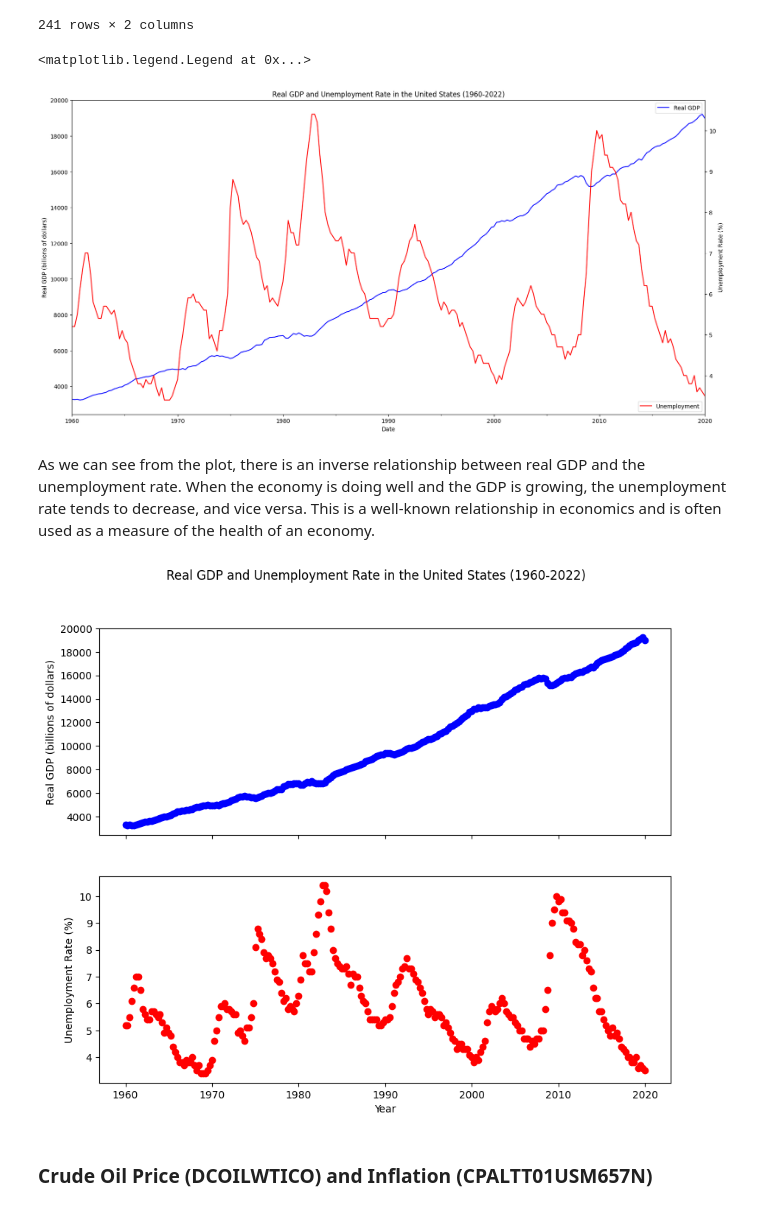
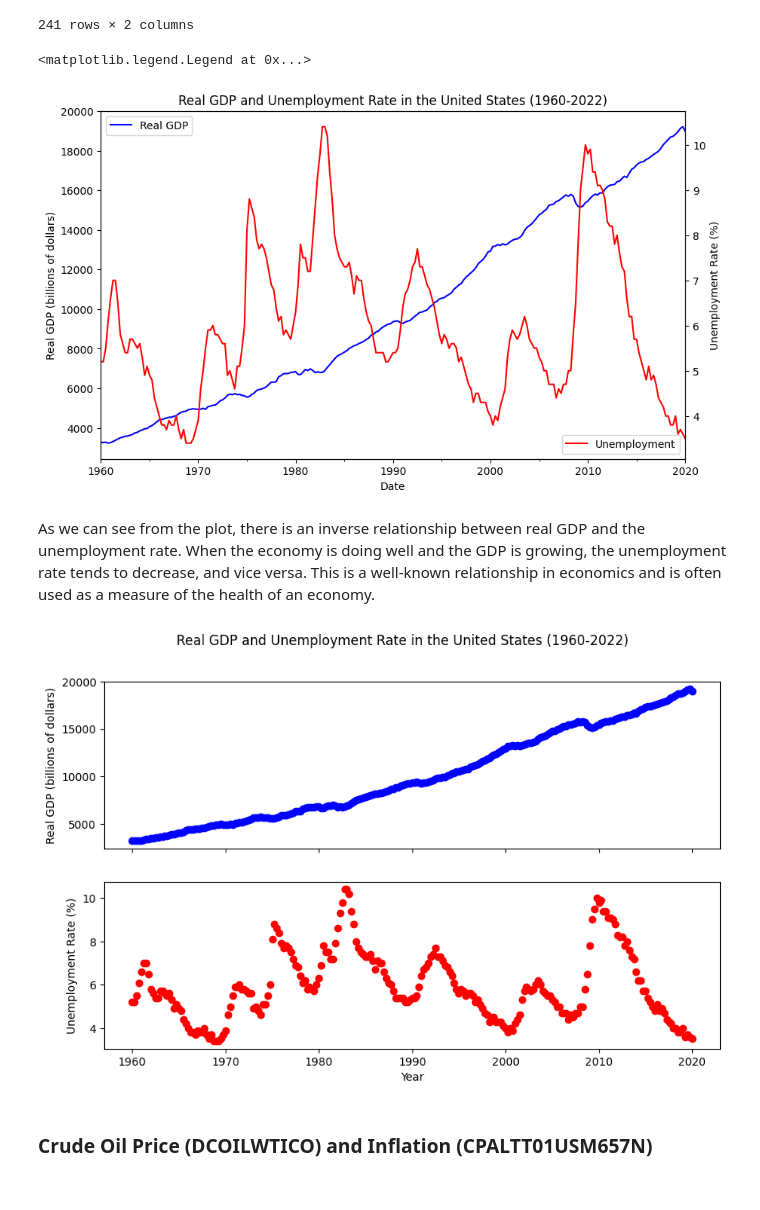
Before and after one commit to Tetteh96/ECON-611-Projects, a Jupyter notebook: Ch4/exercise2 Ch4.ipynb, the cells around one changed output. Drawn from its saved outputs; the diff is of its cells as text; code cells hidden in the pictures.

```diff
--- a/Ch4/exercise2 Ch4.ipynb
+++ b/Ch4/exercise2 Ch4.ipynb
@@ -67,30 +65,30 @@ data_df
 241 rows × 2 columns
 # %%
 # Create a figure and axes object
-fig, ax = plt.subplots(figsize=(20, 10))
+fig, ax = plt.subplots(figsize=(10, 6))
 
 # Plot the 'data' DataFrame on the axes object
 data_df.plot.line(ax=ax, y ='GDP', color = 'blue' )
 
 # Add secondary y-axis
 ax1 = ax.twinx()
 data_df.plot.line(ax=ax1, y='Unemployment', color='red')
 
 # Set labels and legend
 ax.set_xlabel('Date')
 ax.set_ylabel('Real GDP (billions of dollars)')
 ax1.set_ylabel('Unemployment Rate (%)')
 ax.set_title('Real GDP and Unemployment Rate in the United States (1960-2022)')
 ax.legend(['Real GDP'])
 ax1.legend(['Unemployment'], loc='lower right')
 # %% [output]
 <matplotlib.legend.Legend at 0x...>
-[figure, old version]
+[figure, new version]
 # %% [markdown]
 As we can see from the plot, there is an inverse relationship between real GDP and the unemployment rate. When the economy is doing well and the GDP is growing, the unemployment rate tends to decrease, and vice versa. This is a well-known relationship in economics and is often used as a measure of the health of an economy.
 # %%
 # Create a scatter plot for the data
-fig, ax = plt.subplots(nrows=2, sharex=True, figsize=(10, 8))
+fig, ax = plt.subplots(nrows=2, sharex=True, figsize=(10, 6))
 ax[0].scatter(data_df.index, data_df['GDP'], color='blue')
 ax[0].set_ylabel('Real GDP (billions of dollars)')
 ax[1].scatter(data_df.index, data_df['Unemployment'], color='red')
@@ -110,7 +108,7 @@ plt.show()
 # plt.title('Real GDP and Unemployment Rate in the United States (1960-2022)')
 # plt.show()
 # %% [output]
-[figure, old version]
+[figure, new version]
 # %% [markdown]
 ### Crude Oil Price (DCOILWTICO) and Inflation (CPALTT01USM657N)
 # %% [markdown]
```
Also changed, not shown: parts of 8 cells of this notebook, 1 other file.
